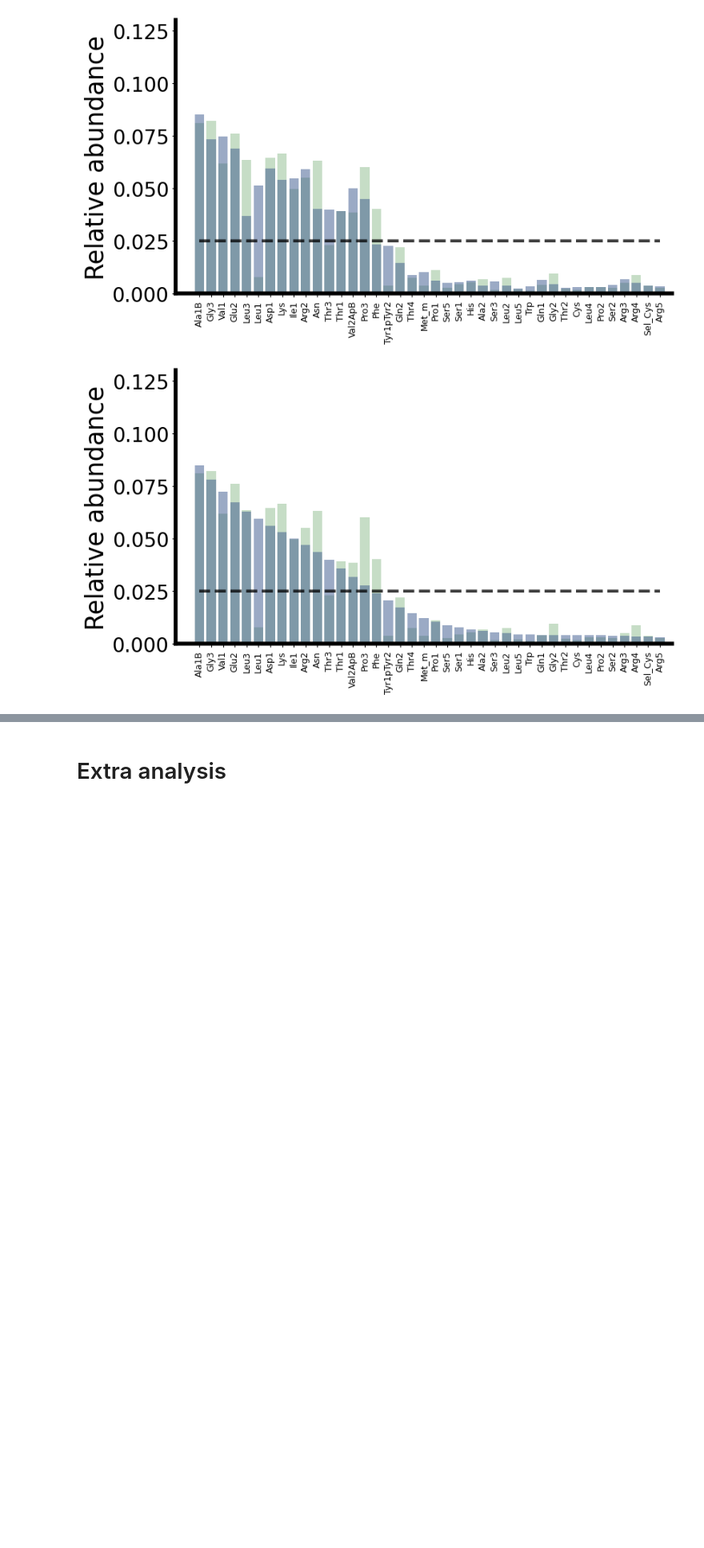
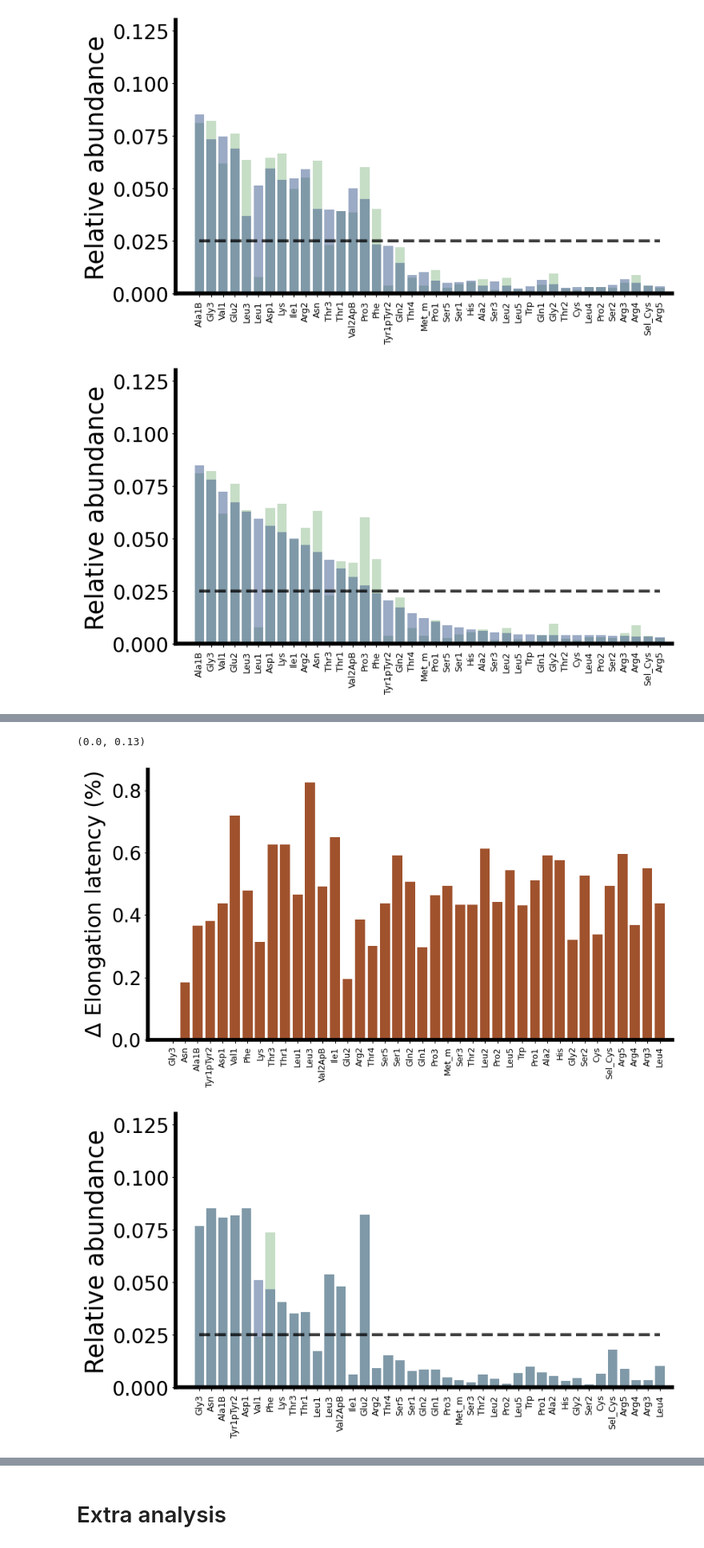
Before and after one commit to EndyLab/tRNACAD, a Jupyter notebook: tRNACodonGAOptimization.ipynb, the cells around one changed output, grey strips where cells are left out. Shown at 80% size. Cells and saved outputs as stored; diff of their text form; code cells hidden in the pictures; blank space fills up the shorter version.

```diff
--- a/tRNACodonGAOptimization.ipynb
+++ b/tRNACodonGAOptimization.ipynb
@@ -851,5 +817,0 @@ print(np.average(arr))
-# %%
-ptRNA_min_dict['Ala1B']
-for i in range(10):
-    arr.append(computeElongationLatency(ptRNA_min, pCodon_WT, ensmbl_latency_dict)[0][0])
-print(np.average(arr))
@@ -873,0 +886,67 @@ Missing genes in transcriptome_dict in compute_transcript_distributions:  133
+# %%
+# Single perturbation analysis of each of the 40 tRNA
+baseline = perturb(ptRNA_min, tRNA_tags, tRNA_sorted,pCodon_WT,ensmbl_latency_dict,1,0)[0]
+elongt_perturb = []
+ptRNA_perturb = []
+for i in range(1,len(tRNA_tags)):
+    values = perturb(ptRNA_min, tRNA_tags, tRNA_sorted,pCodon_WT,ensmbl_latency_dict,i,10)
+    elongt_perturb.append(values[0])
+    ptRNA_perturb.append(values[1])
+print(elongt_perturb - baseline)
+
+ptRNA_dict = dict(zip(tRNA_tags,ptRNA_perturb[5]))
+ptRNA_sorted_perturb =[ptRNA_dict[tRNA] for tRNA in tRNA_sorted]
+print(ptRNA_sorted_perturb)
+
+#Plotting
+fig,ax = plt.subplots(figsize=(9,5))
+elongt_diff = (elongt_perturb - baseline)/baseline*100
+elongt_diff[elongt_diff<0] = 0
+elongt_diff=np.insert(elongt_diff,0,0)
+print("show", elongt_diff)
+ax.bar(np.arange(40),elongt_diff,color='sienna',width=0.8)
+
+elongt_diff = (elongt_perturb - baseline)/baseline*100
+elongt_diff[elongt_diff>0] = 0
+elongt_diff=np.insert(elongt_diff,0,0)
+ax.bar(np.arange(40),elongt_diff,color='darkseagreen',width=0.8)
+ax.plot(np.arange(40),[0]*40,color='black',linewidth=3,alpha=1)
+plt.xticks(range(len(tRNA_tags)), tRNA_sorted,rotation='vertical')
+
+ax.spines['left'].set_linewidth(4)
+ax.spines['bottom'].set_linewidth(4)
+ax.spines['top'].set_linewidth(0)
+ax.spines['right'].set_linewidth(0)
+ax.set_xlim(-2,40)
+ax.set_ylabel('$\Delta$ Elongation latency (%)',fontsize=23)
+ax.tick_params(axis='y', which='major', labelsize=20)
+ax.tick_params(axis='x', which='major', labelsize=9)
+#ax.set_ylim(-5,5)
+plt.tight_layout()
+
+#Resort ptRNA_min and plot
+ptRNA_list_fast=np.load('./data/UniformRandomtRNA_WTCodonUsage_stratifyhighest_2ksample_fasttRNA_ptRNA.npy')
+elongt_list_fast =np.load('./data/UniformRandomtRNA_WTCodonUsage_stratifyhighest_2ksample_fasttRNA_elongt.npy')
+
+ptRNA_min = ptRNA_list_fast[np.argmin(elongt_list_fast)]
+ptRNA_min_dict = dict(zip(tRNA_tags,ptRNA_min))
+ptRNA_min_sorted=[ptRNA_min_dict[tRNA] for tRNA in tRNA_sorted]
+
+fig,ax = plt.subplots(figsize=(9,5))
+#ax.bar(np.arange(40),ptRNA_sorted,color='#39568CFF',width=0.8,alpha=0.5)
+ax.bar(np.arange(40),ptRNA_min_sorted,color='darkseagreen',width=0.8,alpha=0.5)
+ax.bar(np.arange(40),ptRNA_sorted_perturb,color='#39568CFF',width=0.8,alpha=0.5)
+ax.plot(np.arange(40),[1/40]*40,color='black',linewidth=3,linestyle='dashed',alpha=0.5)
+ax.plot(np.arange(40),[1/40]*40,color='black',linewidth=3,linestyle='dashed',alpha=0.5)
+plt.xticks(range(len(tRNA_tags)), tRNA_sorted,rotation='vertical')
+
+ax.spines['left'].set_linewidth(4)
+ax.spines['bottom'].set_linewidth(4)
+ax.spines['top'].set_linewidth(0)
+ax.spines['right'].set_linewidth(0)
+ax.set_xlim(-2,40)
+ax.set_ylabel('Relative abundance',fontsize=25)
+ax.tick_params(axis='y', which='major', labelsize=20)
+ax.tick_params(axis='x', which='major', labelsize=9)
+ax.set_ylim(0,0.13)
+# %% [output]
@@ -873,0 +968,3 @@ Missing genes in transcriptome_dict in compute_transcript_distributions:  133
+(0.0, 0.13)
+[figure, added]
+[figure, added]
```
Also changed, not shown: parts of 9 cells of this notebook, 9 other files.
